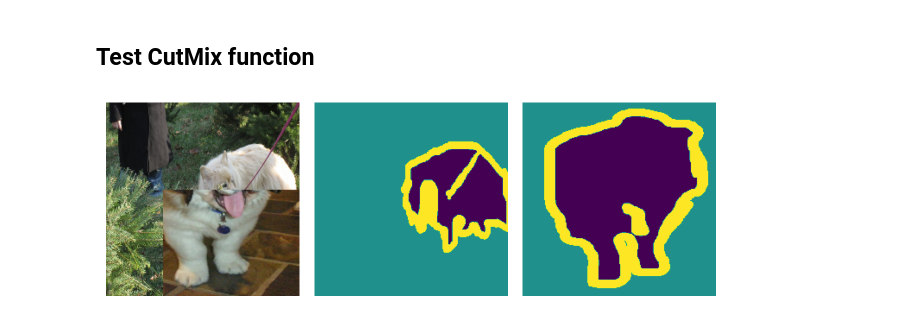
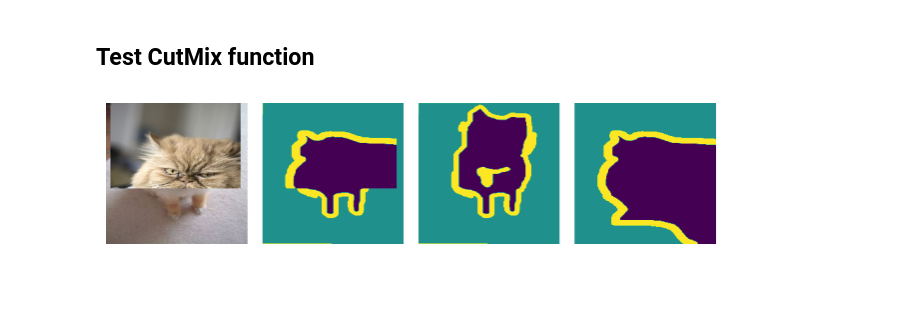
Before and after one commit to nauqs/comp0197-group-project, a Jupyter notebook: playground.ipynb, the cells around one changed output. Cells and saved outputs as stored; diff of their text form; code cells hidden in the pictures; blank space fills up the shorter version.

```diff
--- a/playground.ipynb
+++ b/playground.ipynb
@@ -88,15 +85,18 @@ tensor([-0.0292])
 # %%
 
 images, labels = next(iter(train_all_ds))
 
-testinput, testtarget_a, testtarget_b, lam = utils.cutmix(images, labels)
+cutmix_input, input_a, input_b, cutmix_target_a, cutmix_target_b, mask = utils.cutmix(images, labels)
 
-fig, axs = plt.subplots(1, 3)
-axs[0].imshow((utils.unnormalize_images(testinput))[0].permute(1, 2, 0))
-axs[1].imshow(testtarget_a[0])
-axs[2].imshow(testtarget_b[0])
+test_target = utils.apply_cutmix_mask_to_output(cutmix_target_a, cutmix_target_b, mask)
+
+fig, axs = plt.subplots(1, 4)
+axs[0].imshow((utils.unnormalize_images(cutmix_input))[0].permute(1, 2, 0))
+axs[1].imshow(test_target[0])
+axs[2].imshow(cutmix_target_a[0])
+axs[3].imshow(cutmix_target_b[0])
 for ax in axs: ax.axis('off')
 plt.tight_layout()
 plt.show()
 # %% [output]
-[figure, old version]
+[figure, new version]
```
Also changed, not shown: parts of 3 cells of this notebook, 2 other files.
